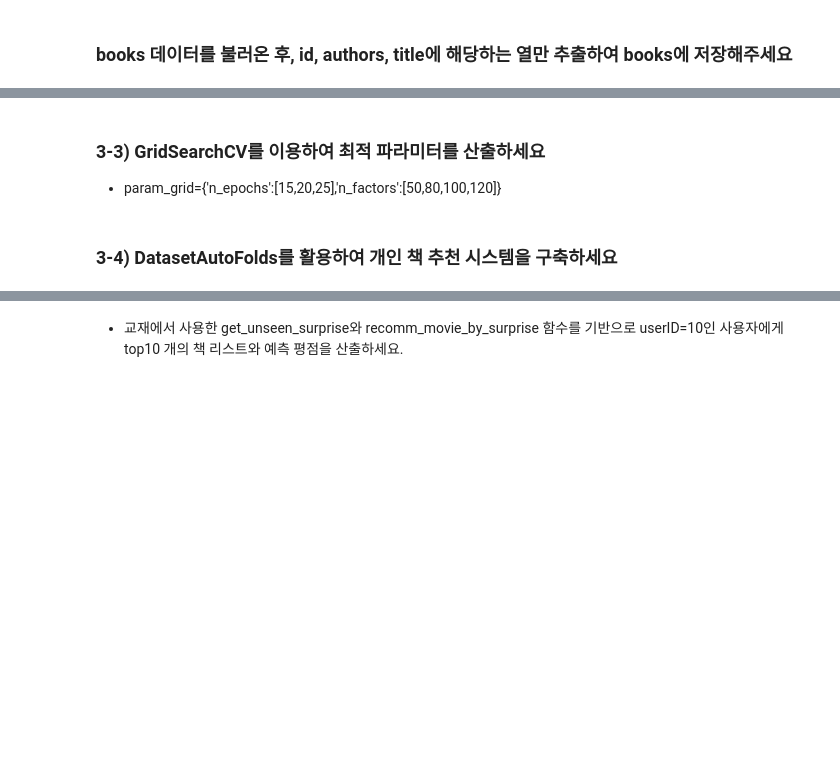
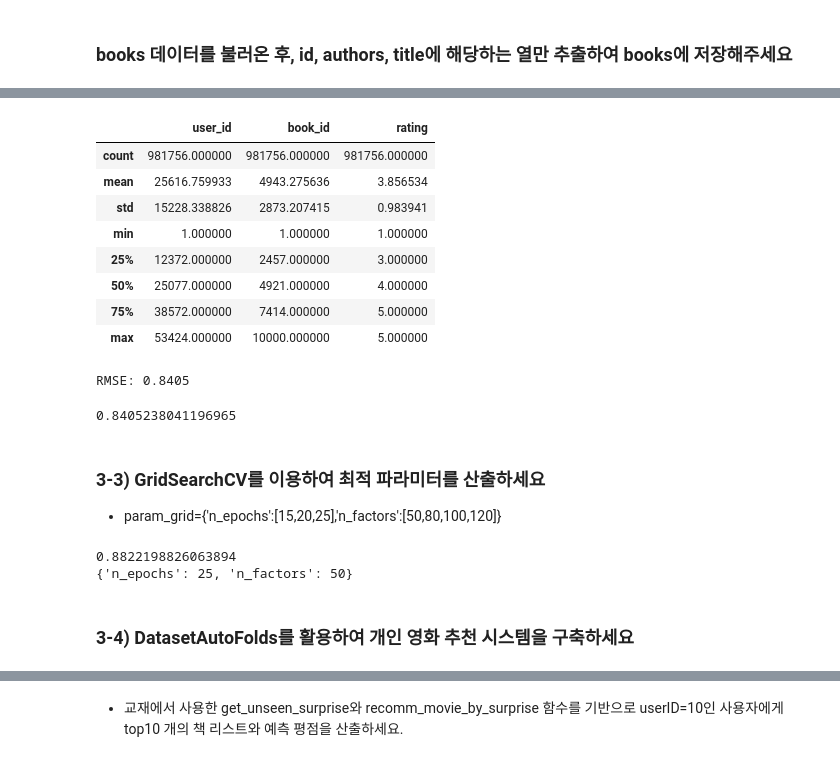
Before and after one commit to juhee3199/Machine-learning_advanced-study, a Jupyter notebook: 2-11 추천시스템 복습/2-11 추천시스템 복습.ipynb, the cells around one changed output, grey strips where cells are left out. Cells and saved outputs as stored; diff of their text form; code cells hidden in the pictures; blank space fills up the shorter version.

```diff
--- a/2-11 추천시스템 복습/2-11 추천시스템 복습.ipynb
+++ b/2-11 추천시스템 복습/2-11 추천시스템 복습.ipynb
@@ -197,3 +364,32 @@ from surprise import Reader, Dataset
+# %%
+ratings.describe()
+# %% [output]
+|  | user_id | book_id | rating |
+| count | 981756.000000 | 981756.000000 | 981756.000000 |
+| mean | 25616.759933 | 4943.275636 | 3.856534 |
+| std | 15228.338826 | 2873.207415 | 0.983941 |
+| min | 1.000000 | 1.000000 | 1.000000 |
+| 25% | 12372.000000 | 2457.000000 | 3.000000 |
+| 50% | 25077.000000 | 4921.000000 | 4.000000 |
+| 75% | 38572.000000 | 7414.000000 | 5.000000 |
+| max | 53424.000000 | 10000.000000 | 5.000000 |
+# %%
+import pandas as pd
+from surprise import Reader, Dataset
+
+reader=Reader(rating_scale=(1,5))
+
+#ratings DataFrame에서 칼럼은 사용자 아이디, 아이템 아이디, 평점 순서를 지켜야 합니다.
+data=Dataset.load_from_df(ratings[['user_id','book_id','rating']],reader)
+trainset,testset=train_test_split(data, test_size=.25,random_state=0)
+
+algo=SVD(n_factors=30, random_state=0)
+algo.fit(trainset)
+predictions=algo.test(testset)
+accuracy.rmse(predictions)
+# %% [output]
+RMSE: 0.8405
+0.8405238041196965
 # %% [markdown]
 ### 3-3) GridSearchCV를 이용하여 최적 파라미터를 산출하세요
 - param_grid={'n_epochs':[15,20,25],'n_factors':[50,80,100,120]}
@@ -202,3 +396,16 @@ from surprise.model_selection import GridSearchCV
+# %%
+from surprise.model_selection import GridSearchCV
+
+param_grid={'n_epochs':[15,20,25],'n_factors':[50,80,100,120]}
+
+gs=GridSearchCV(SVD, param_grid, measures=['rmse'],cv=3)
+gs.fit(data)
+
+print(gs.best_score['rmse'])
+print(gs.best_params['rmse'])
+# %% [output]
+0.8822198826063894
+{'n_epochs': 25, 'n_factors': 50}
 # %% [markdown]
-### 3-4) DatasetAutoFolds를 활용하여 개인 책 추천 시스템을 구축하세요
+### 3-4) DatasetAutoFolds를 활용하여 개인 영화 추천 시스템을 구축하세요
 # %% [markdown]
```
Also changed, not shown: parts of 42 cells of this notebook.
